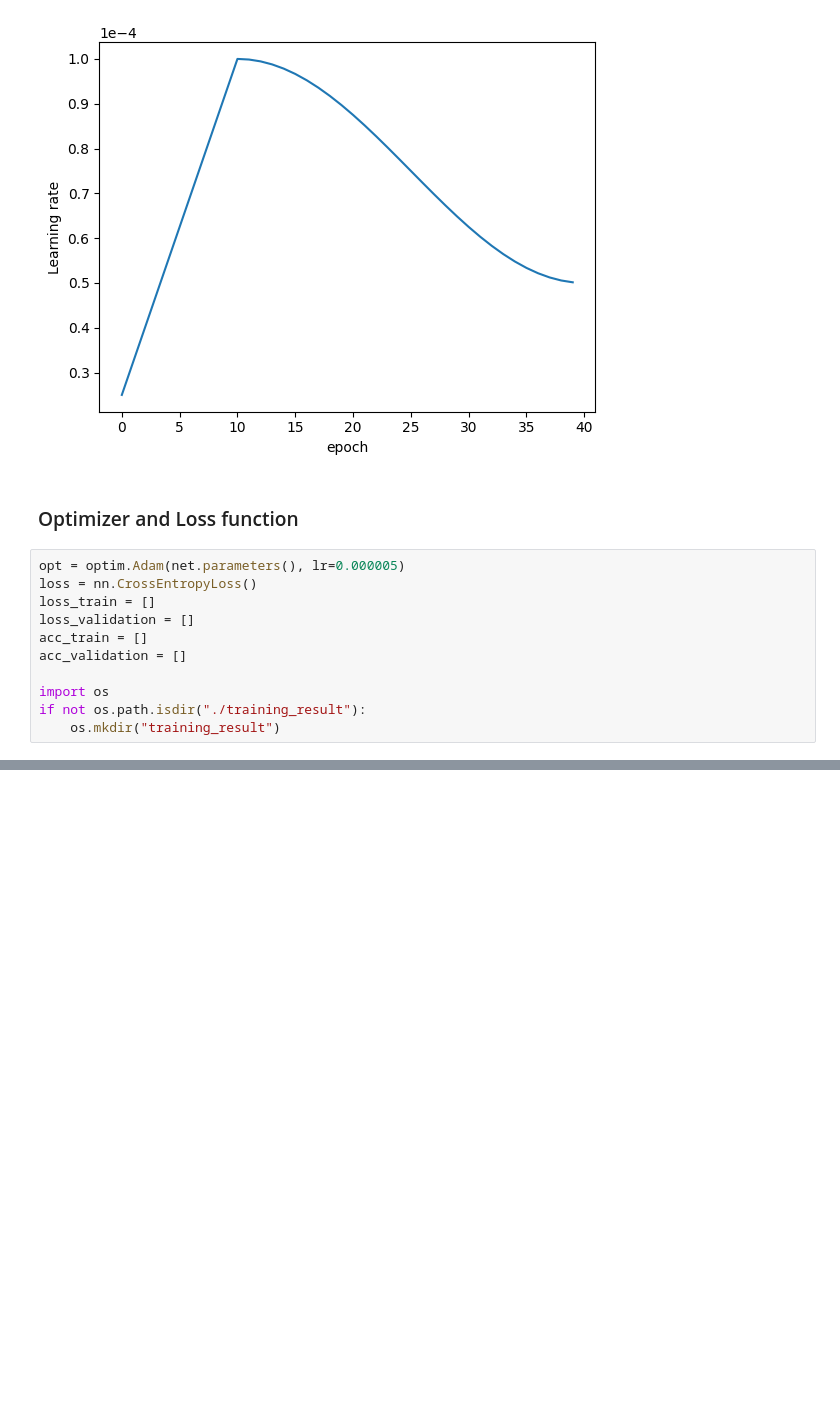
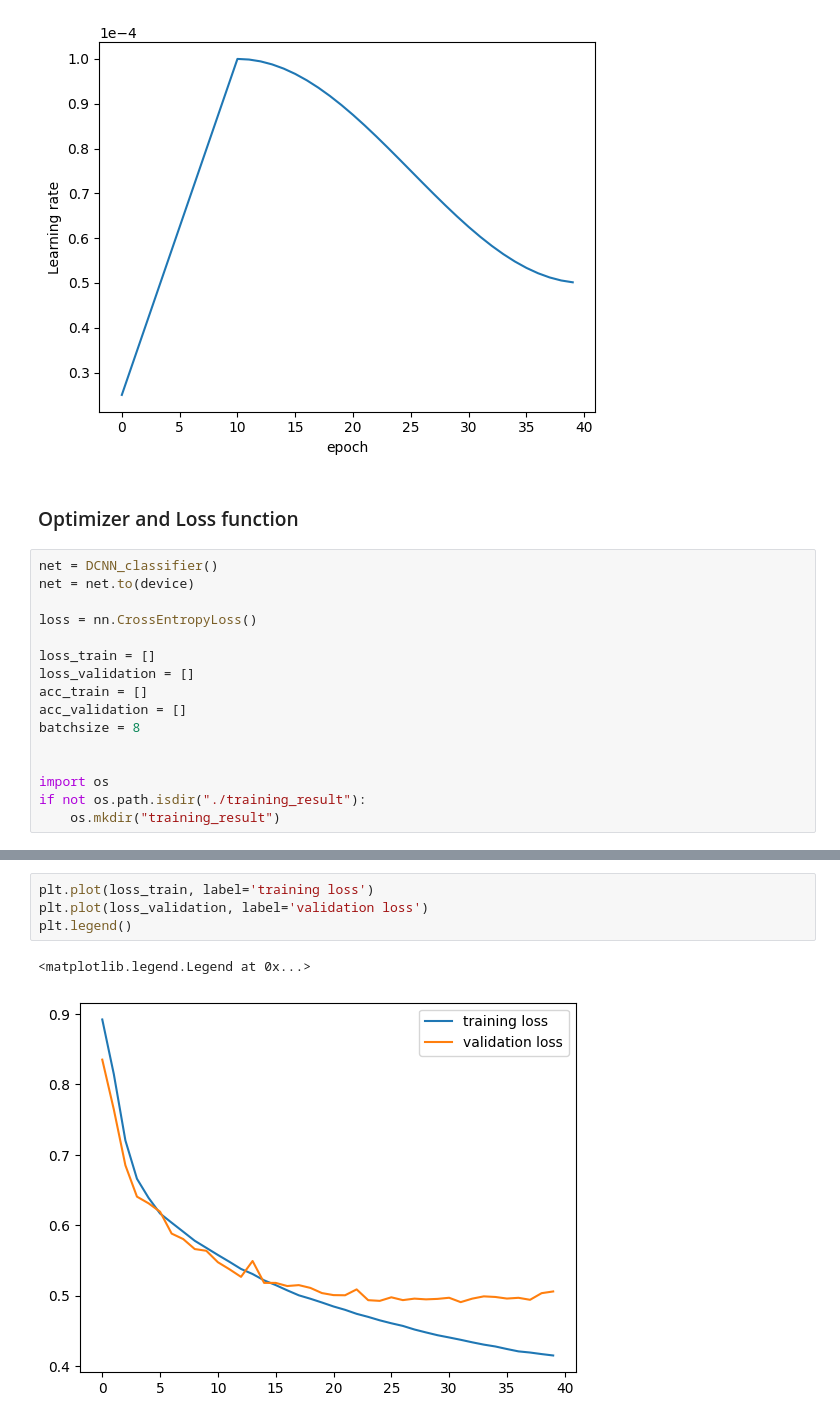
Before and after one commit to AlexMa123/DCNN-SHHS, a Jupyter notebook: Demo.ipynb, the cells around one changed output, grey strips where cells are left out. Saved outputs shown, nothing was run; the diff lists cells and outputs as text; blank space fills up the shorter version.

```diff
--- a/Demo.ipynb
+++ b/Demo.ipynb
@@ -226,12 +229,17 @@ Text(0.5, 0, 'epoch')
 # %% [markdown]
 ### Optimizer and Loss function
 # %%
-opt = optim.Adam(net.parameters(), lr=0.000005)
+net = DCNN_classifier()
+net = net.to(device)
+
 loss = nn.CrossEntropyLoss()
+
 loss_train = []
 loss_validation = []
 acc_train = []
 acc_validation = []
+batchsize = 8
+
 
 import os
 if not os.path.isdir("./training_result"):
@@ -339,0 +373,7 @@ KeyboardInterrupt: ignored
+# %%
+plt.plot(loss_train, label='training loss')
+plt.plot(loss_validation, label='validation loss')
+plt.legend()
+# %% [output]
+<matplotlib.legend.Legend at 0x...>
+[figure, added]
```
Also changed, not shown: parts of 31 cells of this notebook.
